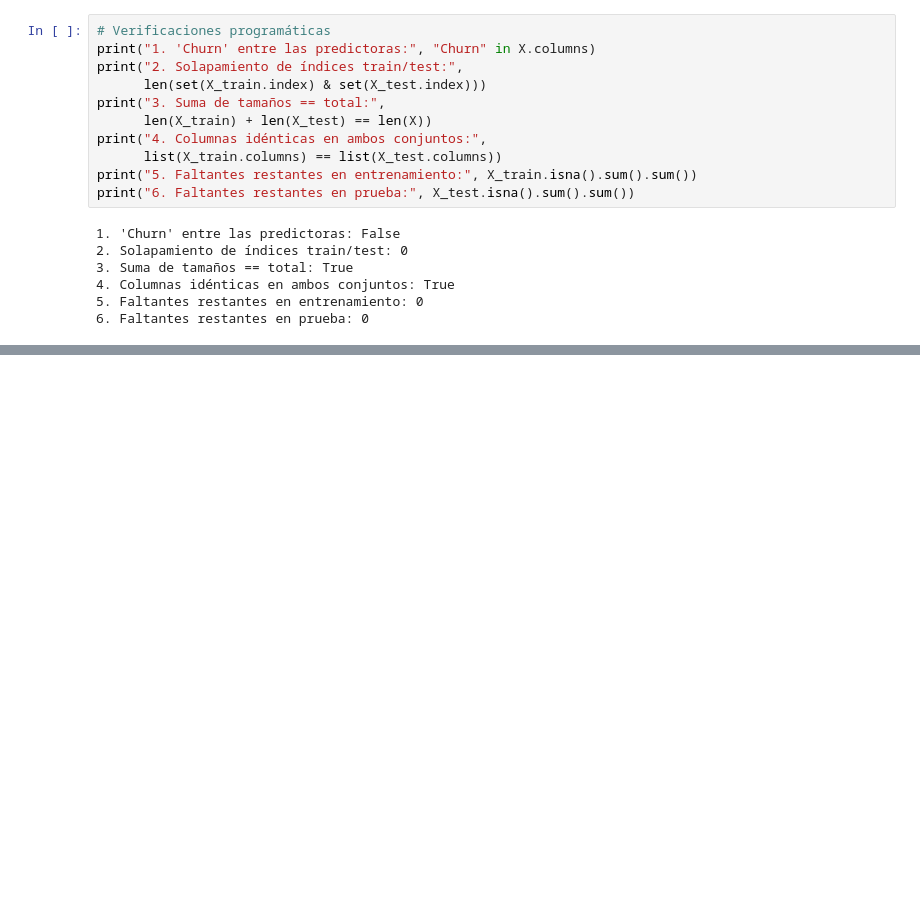
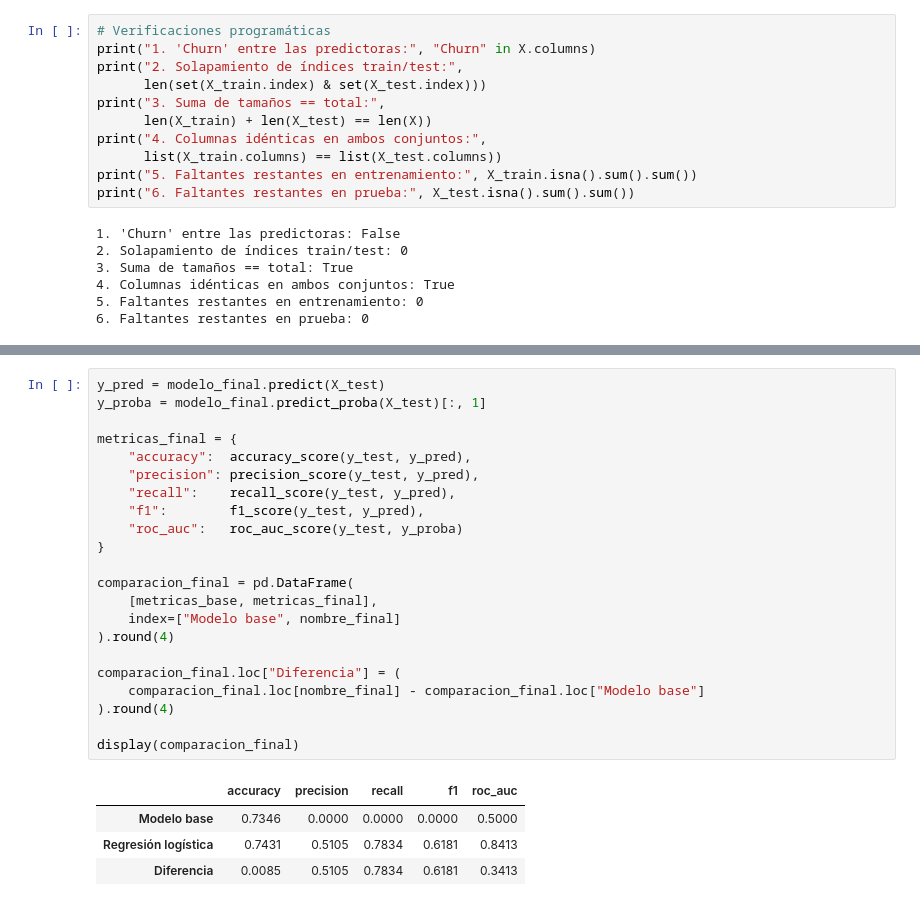
Before and after one commit to Jonathan2311-jp/proyecto-integrador-churn, a Jupyter notebook: fase-1/notebook.ipynb, the cells around one changed output, grey strips where cells are left out. Cells and saved outputs as stored; diff of their text form; blank space fills up the shorter version.

```diff
--- a/fase-1/notebook.ipynb
+++ b/fase-1/notebook.ipynb
@@ -830,0 +1206,27 @@ print("6. Faltantes restantes en prueba:", X_test.isna().sum().sum())
+# %%
+y_pred = modelo_final.predict(X_test)
+y_proba = modelo_final.predict_proba(X_test)[:, 1]
+
+metricas_final = {
+    "accuracy":  accuracy_score(y_test, y_pred),
+    "precision": precision_score(y_test, y_pred),
+    "recall":    recall_score(y_test, y_pred),
+    "f1":        f1_score(y_test, y_pred),
+    "roc_auc":   roc_auc_score(y_test, y_proba)
+}
+
+comparacion_final = pd.DataFrame(
+    [metricas_base, metricas_final],
+    index=["Modelo base", nombre_final]
+).round(4)
+
+comparacion_final.loc["Diferencia"] = (
+    comparacion_final.loc[nombre_final] - comparacion_final.loc["Modelo base"]
+).round(4)
+
+display(comparacion_final)
+# %% [output]
+|  | accuracy | precision | recall | f1 | roc_auc |
+| Modelo base | 0.7346 | 0.0000 | 0.0000 | 0.0000 | 0.5000 |
+| Regresión logística | 0.7431 | 0.5105 | 0.7834 | 0.6181 | 0.8413 |
+| Diferencia | 0.0085 | 0.5105 | 0.7834 | 0.6181 | 0.3413 |
```
Also changed, not shown: parts of 44 cells of this notebook.
